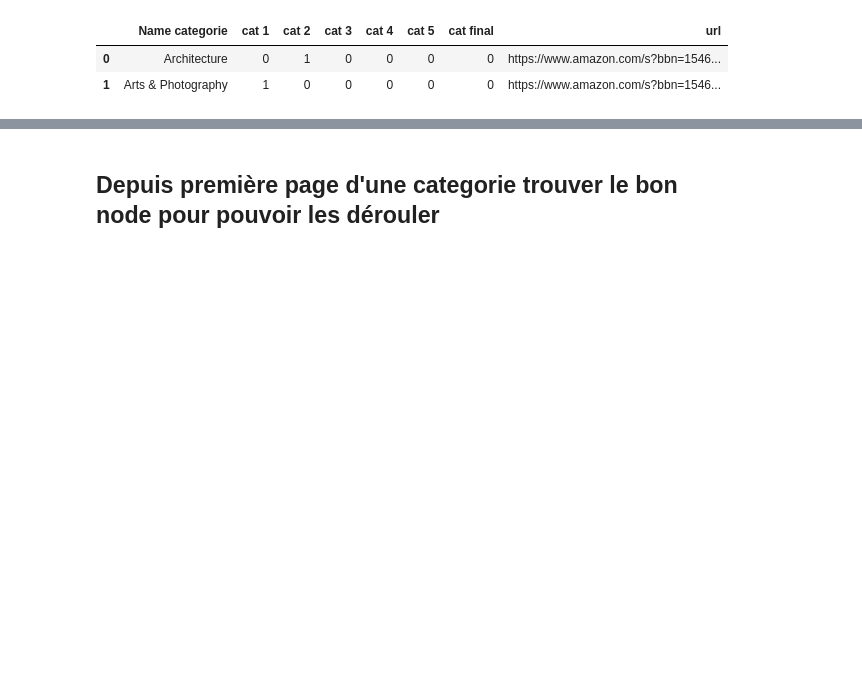
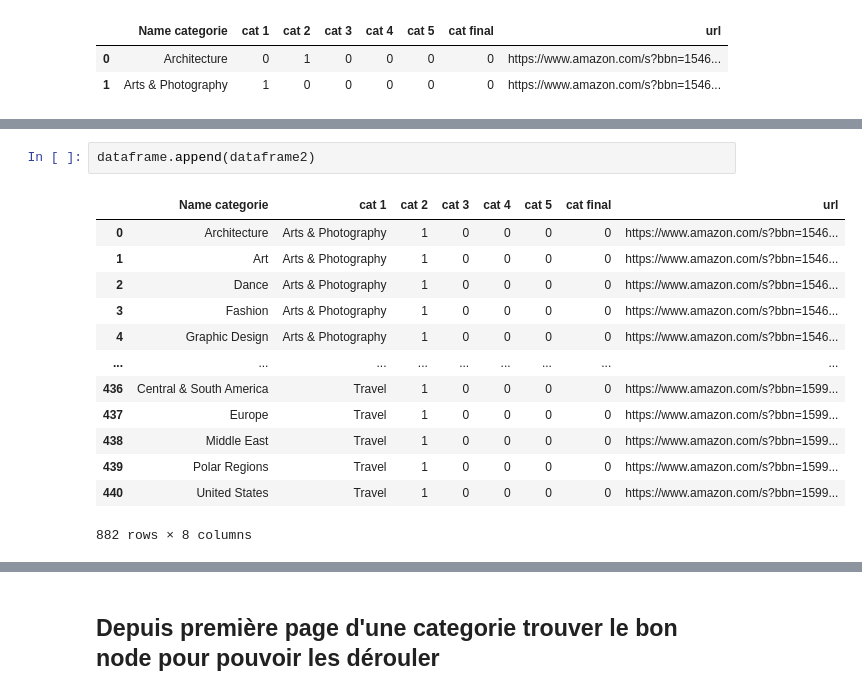
Before and after one commit to thomasgassin/kindle-scrapper, a Jupyter notebook: notebooks/NoteBook.ipynb, the cells around one changed output, grey strips where cells are left out. Drawn from its saved outputs; the diff is of its cells as text; blank space fills up the shorter version.

```diff
--- a/notebooks/NoteBook.ipynb
+++ b/notebooks/NoteBook.ipynb
@@ -333,0 +437,16 @@ dataframe
+# %%
+dataframe.append(dataframe2)
+# %% [output]
+|  | Name categorie | cat 1 | cat 2 | cat 3 | cat 4 | cat 5 | cat final | url |
+| 0 | Architecture | Arts & Photography | 1 | 0 | 0 | 0 | 0 | https://www.amazon.com/s?bbn=1546... |
+| 1 | Art | Arts & Photography | 1 | 0 | 0 | 0 | 0 | https://www.amazon.com/s?bbn=1546... |
+| 2 | Dance | Arts & Photography | 1 | 0 | 0 | 0 | 0 | https://www.amazon.com/s?bbn=1546... |
+| 3 | Fashion | Arts & Photography | 1 | 0 | 0 | 0 | 0 | https://www.amazon.com/s?bbn=1546... |
+| 4 | Graphic Design | Arts & Photography | 1 | 0 | 0 | 0 | 0 | https://www.amazon.com/s?bbn=1546... |
+| ... | ... | ... | ... | ... | ... | ... | ... | ... |
+| 436 | Central & South America | Travel | 1 | 0 | 0 | 0 | 0 | https://www.amazon.com/s?bbn=1599... |
+| 437 | Europe | Travel | 1 | 0 | 0 | 0 | 0 | https://www.amazon.com/s?bbn=1599... |
+| 438 | Middle East | Travel | 1 | 0 | 0 | 0 | 0 | https://www.amazon.com/s?bbn=1599... |
+| 439 | Polar Regions | Travel | 1 | 0 | 0 | 0 | 0 | https://www.amazon.com/s?bbn=1599... |
+| 440 | United States | Travel | 1 | 0 | 0 | 0 | 0 | https://www.amazon.com/s?bbn=1599... |
+882 rows × 8 columns
```
Also changed, not shown: parts of 9 cells of this notebook.
